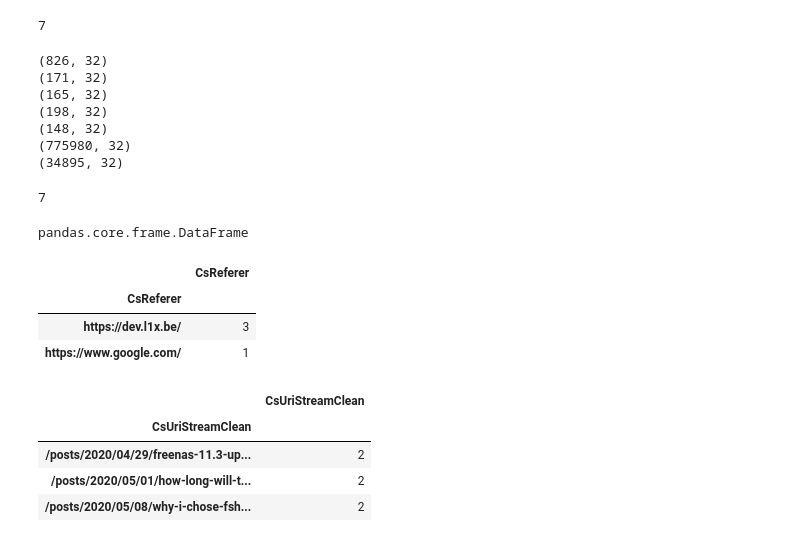
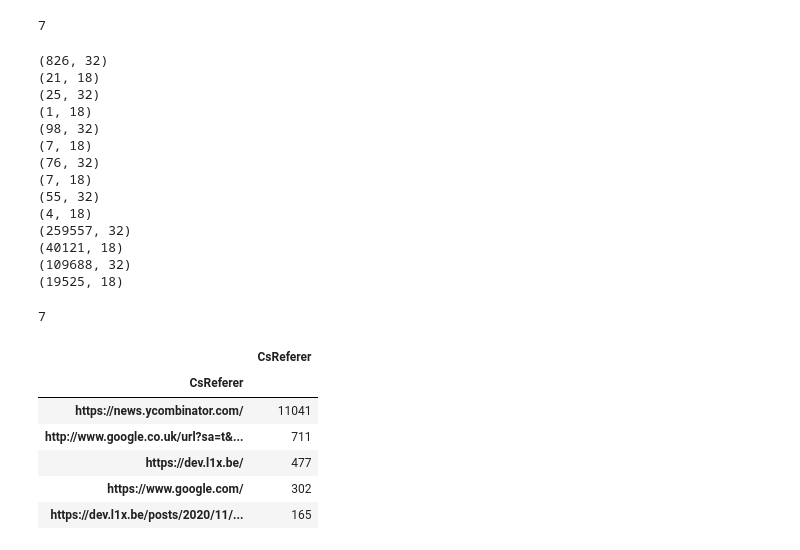
Before and after one commit to l1x/s3logs, a Jupyter notebook: notebook/WebAnalytics.ipynb, the cells around one changed output. Cells and saved outputs as stored; diff of their text form; code cells hidden in the pictures.

```diff
--- a/notebook/WebAnalytics.ipynb
+++ b/notebook/WebAnalytics.ipynb
@@ -209,6 +209,7 @@ months_report = []
 seed =  uuid.uuid4().bytes
 for df in months_raw:
     print(df.shape)
+
     df_posts = df[df['CsUriStem'].str.contains('posts')].copy()
     df_posts['CsUriStreamClean']  = df_posts['CsUriStem'].apply(lambda s: s.rstrip('/'))
     df_posts['IATA'] = df_posts.apply(lambda x: x['EdgeLocation'][0:3],axis=1)
@@ -217,6 +218,7 @@ for df in months_raw:
     df_posts['day'] = df_posts['DateTime'].dt.date
     df_posts['ipv'] = df_posts.apply(lambda x: validIPAddress(x['CIp']),axis=1)
     df_posts['hcip'] = df_posts.apply(lambda x: get_siphash(x['CIp'], seed),axis=1)
+
     df_ready = df_posts[
         ['DateTime', 'day','hour','IATA','CsMethod',
          'CsUriStreamClean', 'ScStatus', 'ScBytes','CsProtocol',
@@ -225,35 +227,33 @@ for df in months_raw:
          'SslProtocol' ,'SslCipher', 'ipv',
         'CsReferer', 'hcip']
     ]
+    print(df_ready.shape)
     months_report.append(df_ready)
 len(months_report)
 # %% [output]
 (826, 32)
-(171, 32)
-(165, 32)
-(198, 32)
-(148, 32)
-(775980, 32)
-(34895, 32)
+(21, 18)
+(25, 32)
+(1, 18)
+(98, 32)
+(7, 18)
+(76, 32)
+(7, 18)
+(55, 32)
+(4, 18)
+(259557, 32)
+(40121, 18)
+(109688, 32)
+(19525, 18)
 7
-# %%
-type(months_report[4])
-# %% [output]
-pandas.core.frame.DataFrame
 # %%
-df = months_report[4]
-df_ref = df[df['CsReferer'] != '-']
+df = months_report[5]
 df_ref.groupby(['CsReferer'])['CsReferer'].count().nlargest(5).to_frame()
 # %% [output]
 |  | CsReferer |
 | CsReferer |  |
-| https://dev.l1x.be/ | 3 |
-| https://www.google.com/ | 1 |
+| https://news.ycombinator.com/ | 11041 |
+| http://www.google.co.uk/url?sa=t&... | 711 |
+| https://dev.l1x.be/ | 477 |
+| https://www.google.com/ | 302 |
+| https://dev.l1x.be/posts/2020/11/... | 165 |
-# %%
-df.groupby(['CsUriStreamClean'])['CsUriStreamClean'].count().nlargest(5).to_frame()
-# %% [output]
-|  | CsUriStreamClean |
-| CsUriStreamClean |  |
-| /posts/2020/04/29/freenas-11.3-up... | 2 |
-| /posts/2020/05/01/how-long-will-t... | 2 |
-| /posts/2020/05/08/why-i-chose-fsh... | 2 |
```
Also changed, not shown: parts of 15 cells of this notebook, 1 other file.
